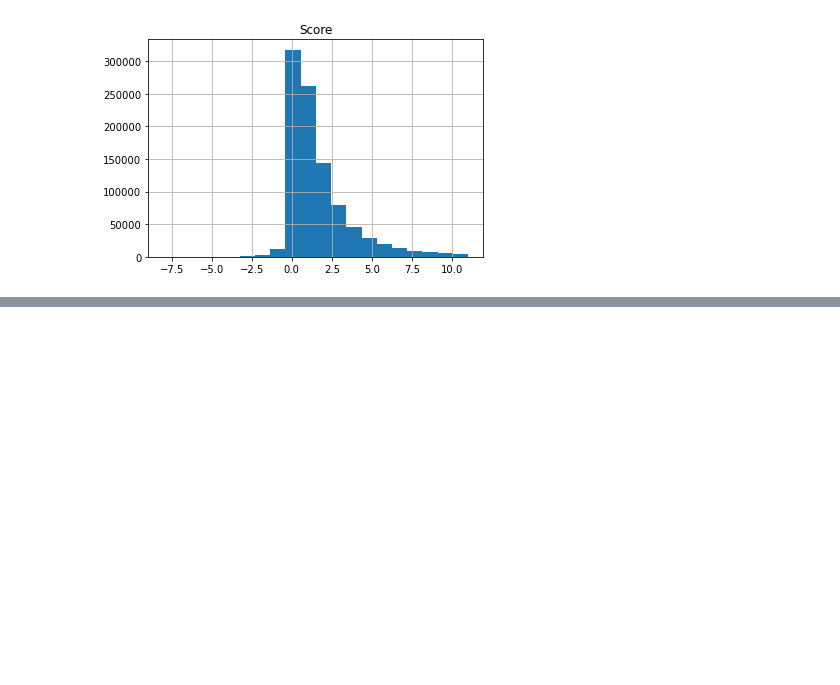
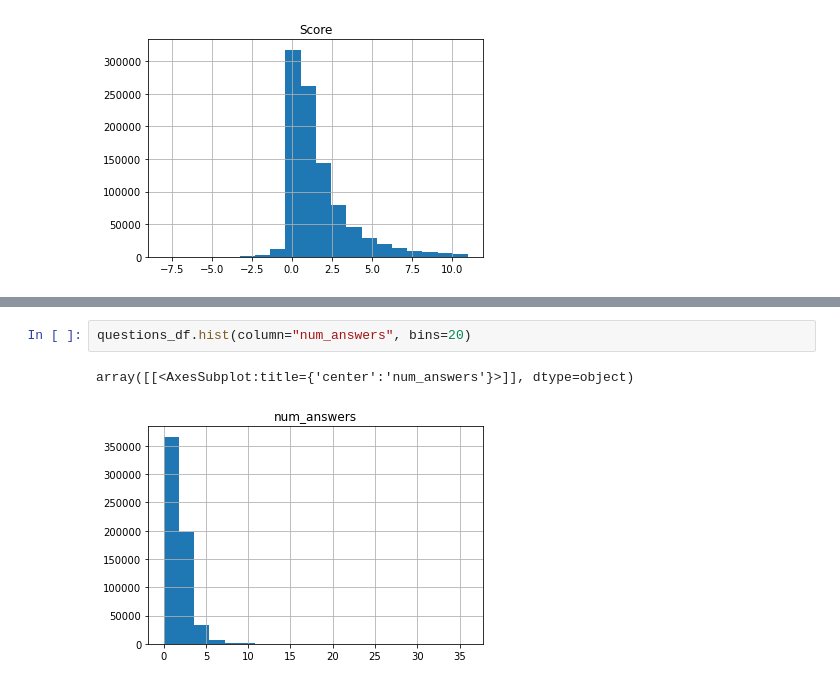
Before and after one commit to Tyler-Chi/w266_finalproject, a Jupyter notebook: EDA.ipynb, the cells around one changed output, grey strips where cells are left out. Saved outputs shown, nothing was run; the diff lists cells and outputs as text; blank space fills up the shorter version.

```diff
--- a/EDA.ipynb
+++ b/EDA.ipynb
@@ -112,0 +174,5 @@ array([[<AxesSubplot:title={'center':'Score'}>]], dtype=object)
+# %%
+questions_df.hist(column="num_answers", bins=20)
+# %% [output]
+array([[<AxesSubplot:title={'center':'num_answers'}>]], dtype=object)
+[figure, added]
```
Also changed, not shown: parts of 14 cells of this notebook, 1 other file.
